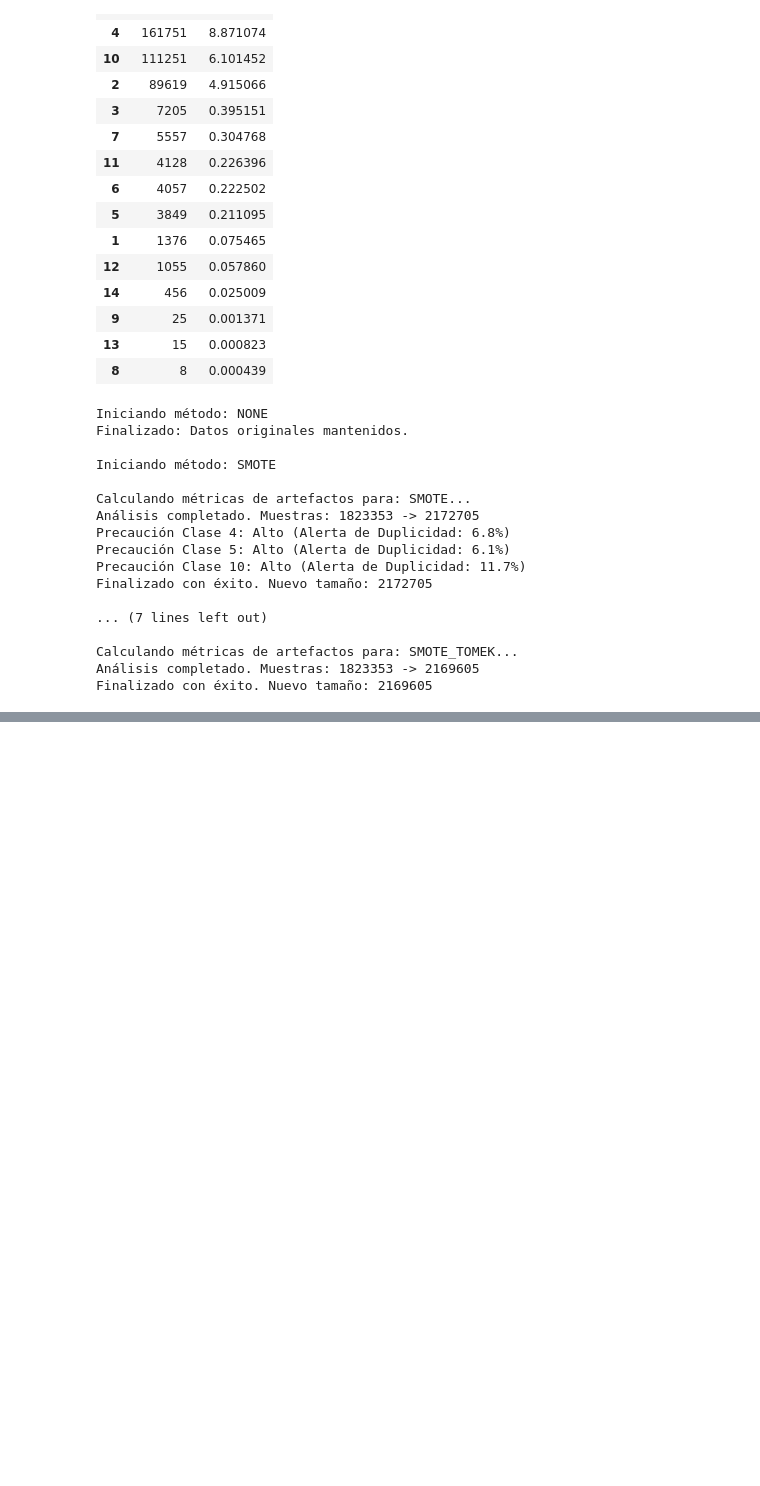
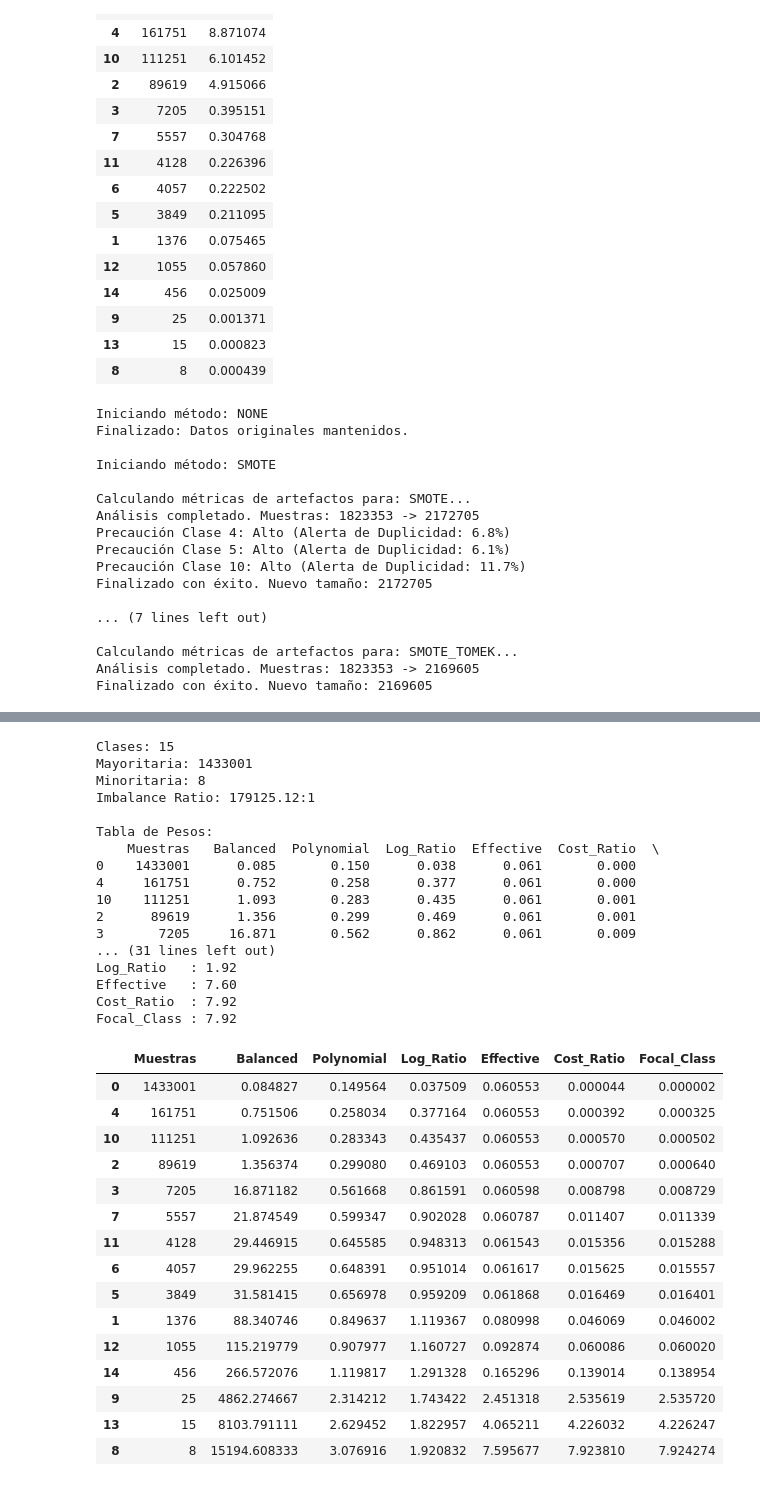
Before and after one commit to johnnyredwood/ArquitecturaMoEClasificacionIntrusiones, a Jupyter notebook: BaselineModelsSimpleValidation.ipynb, the cells around one changed output, grey strips where cells are left out. Drawn from its saved outputs; the diff is of its cells as text; code cells hidden in the pictures; blank space fills up the shorter version.

```diff
--- a/BaselineModelsSimpleValidation.ipynb
+++ b/BaselineModelsSimpleValidation.ipynb
@@ -612,0 +704,77 @@ def log_inverse_class_weight(y):
+# %%
+def analizar_funciones_pesos(y):
+
+    y = np.asarray(y).ravel()
+    classes, counts = np.unique(y, return_counts=True)
+
+    idx = np.argsort(counts)[::-1]
+    classes = classes[idx]
+    counts = counts[idx]
+
+    funcs = {
+        "Balanced": balanced_class_weight,
+        "Polynomial": polynomial_class_weight,
+        "Log_Ratio": log_ratio_class_weight,
+        "Effective": effective_samples_class_weight,
+        "Cost_Ratio": cost_sensitive_class_weight,
+        "Focal_Class": focal_class_weight_improved
+    }
+
+    data = {"Muestras": counts}
+
+    for name, func in funcs.items():
+        w = func(y)
+        data[name] = [w[c] for c in classes]
+
+    df = pd.DataFrame(data, index=classes)
+
+    print(f"Clases: {len(classes)}")
+    print(f"Mayoritaria: {counts[0]}")
+    print(f"Minoritaria: {counts[-1]}")
+    print(f"Imbalance Ratio: {counts[0]/counts[-1]:.2f}:1")
+
+    print("\nTabla de Pesos:")
+    print(df.round(3))
+
+    print("\nChequeo de pesos extremos:")
+    for col in df.columns[1:]:
+        m = df[col].max()
+        print(f"{col:<12}: {m:.2f}  {'EXTREMO' if m>100 else ''}")
+
+    return df
+
+analizar_funciones_pesos(y_train_none)
+# %% [output]
+Clases: 15
+Mayoritaria: 1433001
+Minoritaria: 8
+Imbalance Ratio: 179125.12:1
+
+Tabla de Pesos:
+    Muestras   Balanced  Polynomial  Log_Ratio  Effective  Cost_Ratio  \
+0    1433001      0.085       0.150      0.038      0.061       0.000
+4     161751      0.752       0.258      0.377      0.061       0.000
+10    111251      1.093       0.283      0.435      0.061       0.001
+2      89619      1.356       0.299      0.469      0.061       0.001
+3       7205     16.871       0.562      0.862      0.061       0.009
+... (31 lines left out)
+Log_Ratio   : 1.92
+Effective   : 7.60
+Cost_Ratio  : 7.92
+Focal_Class : 7.92
+|  | Muestras | Balanced | Polynomial | Log_Ratio | Effective | Cost_Ratio | Focal_Class |
+| 0 | 1433001 | 0.084827 | 0.149564 | 0.037509 | 0.060553 | 0.000044 | 0.000002 |
+| 4 | 161751 | 0.751506 | 0.258034 | 0.377164 | 0.060553 | 0.000392 | 0.000325 |
+| 10 | 111251 | 1.092636 | 0.283343 | 0.435437 | 0.060553 | 0.000570 | 0.000502 |
+| 2 | 89619 | 1.356374 | 0.299080 | 0.469103 | 0.060553 | 0.000707 | 0.000640 |
+| 3 | 7205 | 16.871182 | 0.561668 | 0.861591 | 0.060598 | 0.008798 | 0.008729 |
+| 7 | 5557 | 21.874549 | 0.599347 | 0.902028 | 0.060787 | 0.011407 | 0.011339 |
+| 11 | 4128 | 29.446915 | 0.645585 | 0.948313 | 0.061543 | 0.015356 | 0.015288 |
+| 6 | 4057 | 29.962255 | 0.648391 | 0.951014 | 0.061617 | 0.015625 | 0.015557 |
+| 5 | 3849 | 31.581415 | 0.656978 | 0.959209 | 0.061868 | 0.016469 | 0.016401 |
+| 1 | 1376 | 88.340746 | 0.849637 | 1.119367 | 0.080998 | 0.046069 | 0.046002 |
+| 12 | 1055 | 115.219779 | 0.907977 | 1.160727 | 0.092874 | 0.060086 | 0.060020 |
+| 14 | 456 | 266.572076 | 1.119817 | 1.291328 | 0.165296 | 0.139014 | 0.138954 |
+| 9 | 25 | 4862.274667 | 2.314212 | 1.743422 | 2.451318 | 2.535619 | 2.535720 |
+| 13 | 15 | 8103.791111 | 2.629452 | 1.822957 | 4.065211 | 4.226032 | 4.226247 |
+| 8 | 8 | 15194.608333 | 3.076916 | 1.920832 | 7.595677 | 7.923810 | 7.924274 |
```
Also changed, not shown: parts of 12 cells of this notebook, 1 other file.
